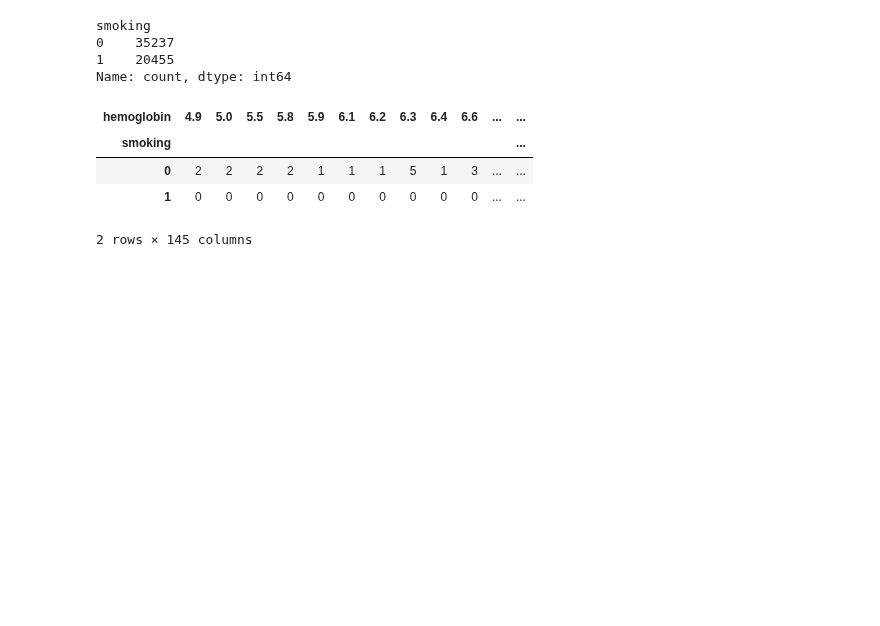
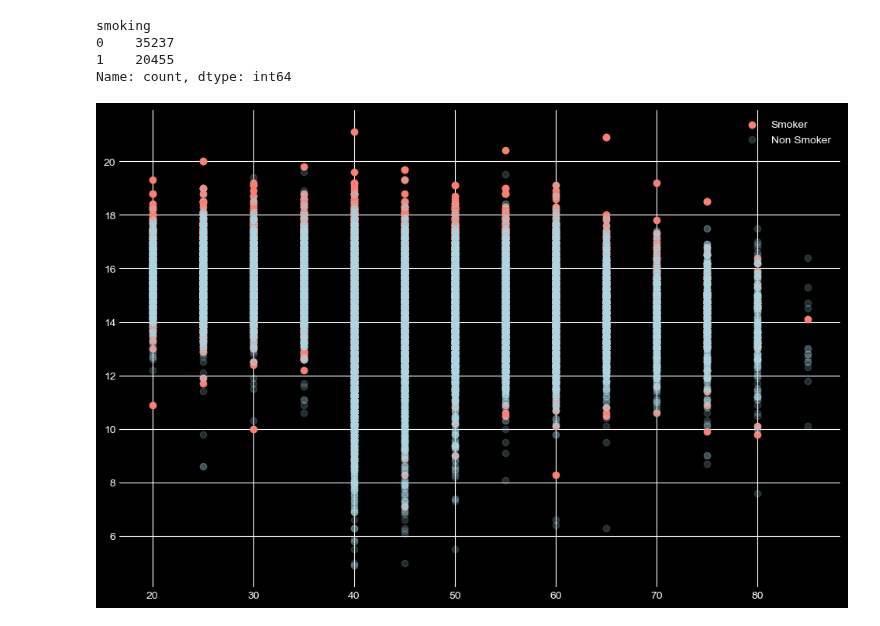
Before and after one commit to msnkr/python_projects, a Jupyter notebook: ML/Body signal of smoking/Untitled.ipynb, the cells around one changed output. Cells and saved outputs as stored; diff of their text form; code cells hidden in the pictures; blank space fills up the shorter version.

```diff
--- a/ML/Body signal of smoking/Untitled.ipynb
+++ b/ML/Body signal of smoking/Untitled.ipynb
@@ -126,11 +126,10 @@ smoking
 0    35237
 1    20455
 Name: count, dtype: int64
-# %%
-pd.crosstab(df.smoking, df.hemoglobin)
-# %% [output]
-| hemoglobin | 4.9 | 5.0 | 5.5 | 5.8 | 5.9 | 6.1 | 6.2 | 6.3 | 6.4 | 6.6 | ... | ... |
-| smoking |  |  |  |  |  |  |  |  |  |  |  | ... |
-| 0 | 2 | 2 | 2 | 2 | 1 | 1 | 1 | 5 | 1 | 3 | ... | ... |
-| 1 | 0 | 0 | 0 | 0 | 0 | 0 | 0 | 0 | 0 | 0 | ... | ... |
-2 rows × 145 columns
+# %%
+plt.figure(figsize=(12, 8))
+plt.scatter(df.age[df.smoking==1], df.hemoglobin[df.smoking==1], color=["salmon"], )
+plt.scatter(df.age[df.smoking==0], df.hemoglobin[df.smoking==0], color=["lightblue"], alpha=0.2)
+plt.legend(["Smoker", "Non Smoker"]);
+# %% [output]
+[figure, added]
```
